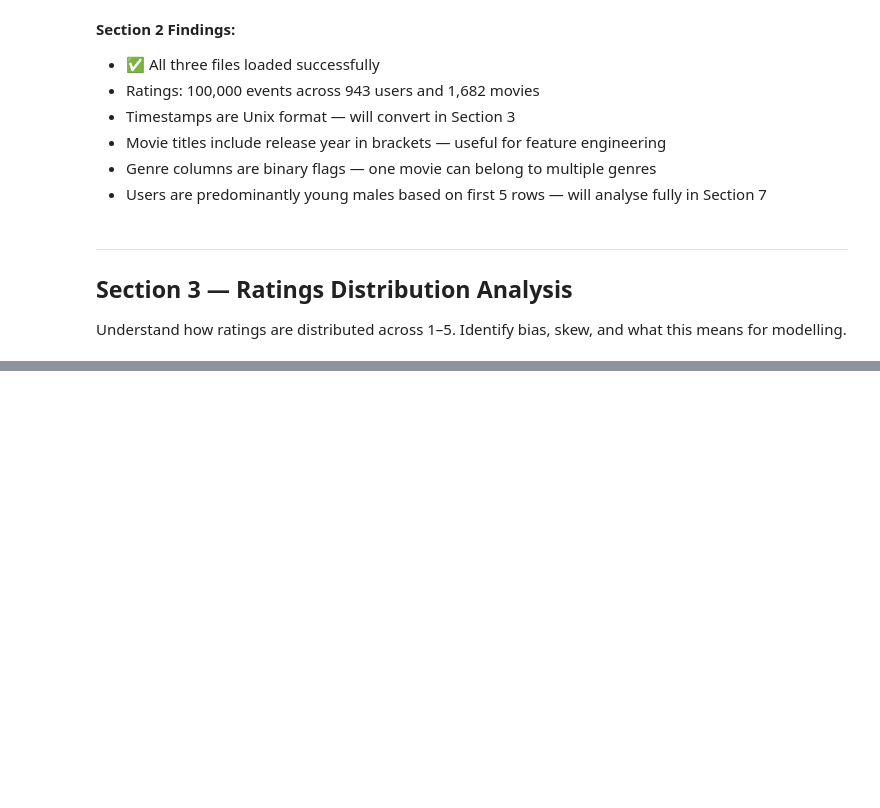
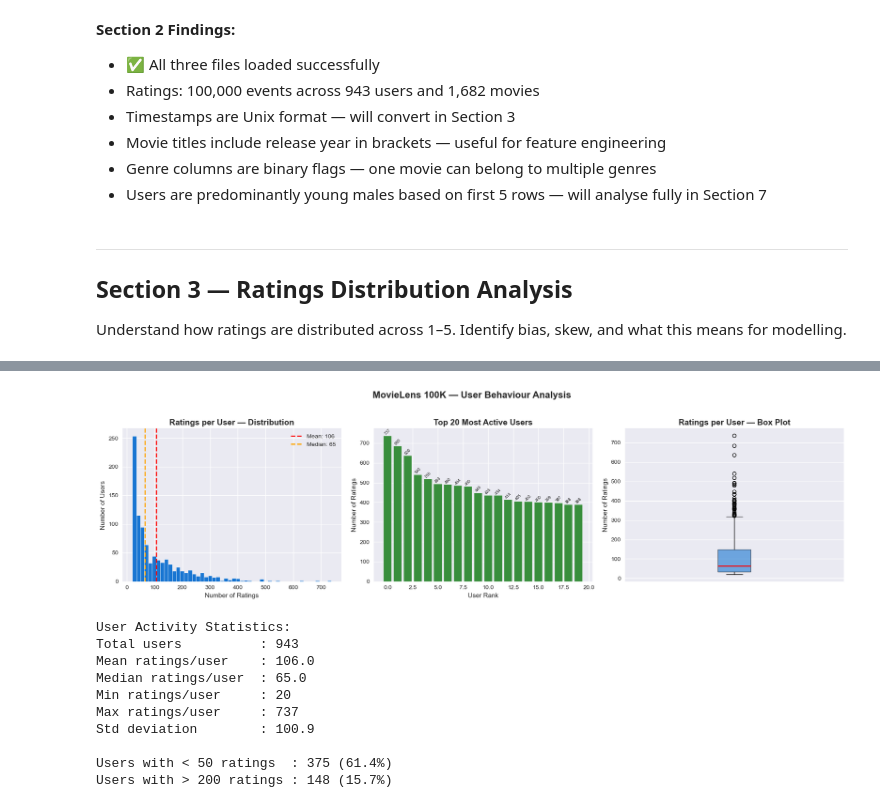
Before and after one commit to M20Jay/recommendation-system, a Jupyter notebook: notebooks/01_EDA.ipynb, the cells around one changed output, grey strips where cells are left out. Drawn from its saved outputs; the diff is of its cells as text; code cells hidden in the pictures; blank space fills up the shorter version.

```diff
--- a/notebooks/01_EDA.ipynb
+++ b/notebooks/01_EDA.ipynb
@@ -169,0 +219,66 @@ for i, (val,pct) in enumerate (zip(rating_pct.index, rating_pct.values)):
+# %%
+# Ratings per user
+ratings_per_user = ratings.groupby('user_id')['item_id'].count()
+
+fig, axes = plt.subplots(1, 3, figsize=(18, 5))
+
+# Chart 1 — Distribution of ratings per user
+axes[0].hist(ratings_per_user.values, bins=50,
+             color='#1976d2', edgecolor='white', linewidth=0.5)
+axes[0].set_title('Ratings per User — Distribution', fontsize=14, fontweight='bold')
+axes[0].set_xlabel('Number of Ratings')
+axes[0].set_ylabel('Number of Users')
+axes[0].axvline(ratings_per_user.mean(), color='red',
+                linestyle='--', linewidth=2,
+                label=f'Mean: {ratings_per_user.mean():.0f}')
+axes[0].axvline(ratings_per_user.median(), color='orange',
+                linestyle='--', linewidth=2,
+                label=f'Median: {ratings_per_user.median():.0f}')
+axes[0].legend()
+
+# Chart 2 — Top 20 most active users
+top_users = ratings_per_user.sort_values(ascending=False).head(20)
+axes[1].bar(range(20), top_users.values, color='#388e3c', edgecolor='white')
+axes[1].set_title('Top 20 Most Active Users', fontsize=14, fontweight='bold')
+axes[1].set_xlabel('User Rank')
+axes[1].set_ylabel('Number of Ratings')
+for i, val in enumerate(top_users.values):
+    axes[1].text(i, val + 5, str(val), ha='center', fontsize=7, rotation=45)
+
+# Chart 3 — Box plot
+axes[2].boxplot(ratings_per_user.values, vert=True,
+                patch_artist=True,
+                boxprops=dict(facecolor='#1976d2', alpha=0.6),
+                medianprops=dict(color='red', linewidth=2))
+axes[2].set_title('Ratings per User — Box Plot', fontsize=14, fontweight='bold')
+axes[2].set_ylabel('Number of Ratings')
+axes[2].set_xticks([])
+
+plt.suptitle('MovieLens 100K — User Behaviour Analysis',
+             fontsize=16, fontweight='bold', y=1.02)
+plt.tight_layout()
+plt.savefig('../reports/figures/section4_user_behaviour.png',
+            dpi=150, bbox_inches='tight')
+plt.show()
+
+print(f"\nUser Activity Statistics:")
+print(f"Total users          : {ratings_per_user.count():,}")
+print(f"Mean ratings/user    : {ratings_per_user.mean():.1f}")
+print(f"Median ratings/user  : {ratings_per_user.median():.1f}")
+print(f"Min ratings/user     : {ratings_per_user.min()}")
+print(f"Max ratings/user     : {ratings_per_user.max()}")
+print(f"Std deviation        : {ratings_per_user.std():.1f}")
+print(f"\nUsers with < 50 ratings  : {(ratings_per_user < 50).sum():,} ({(ratings_per_user < 100).mean()*100:.1f}%)")
+print(f"Users with > 200 ratings : {(ratings_per_user > 200).sum():,} ({(ratings_per_user > 200).mean()*100:.1f}%)")
+# %% [output]
+[figure, added]
+User Activity Statistics:
+Total users          : 943
+Mean ratings/user    : 106.0
+Median ratings/user  : 65.0
+Min ratings/user     : 20
+Max ratings/user     : 737
+Std deviation        : 100.9
+
+Users with < 50 ratings  : 375 (61.4%)
+Users with > 200 ratings : 148 (15.7%)
```
Also changed, not shown: parts of 9 cells of this notebook, 4 other files.
